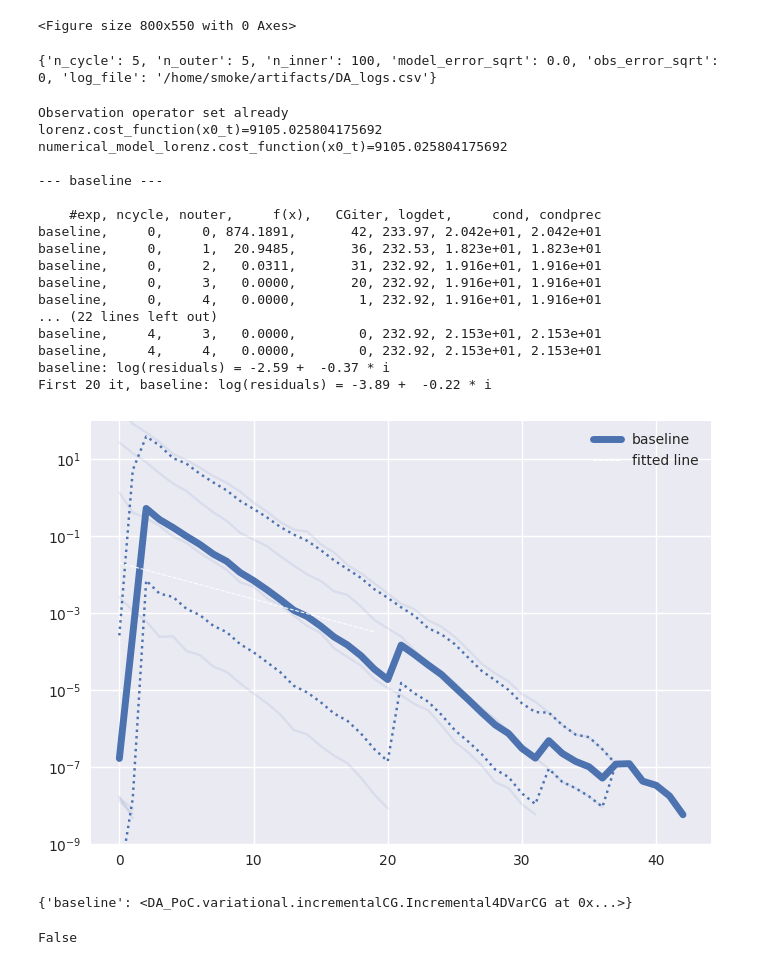
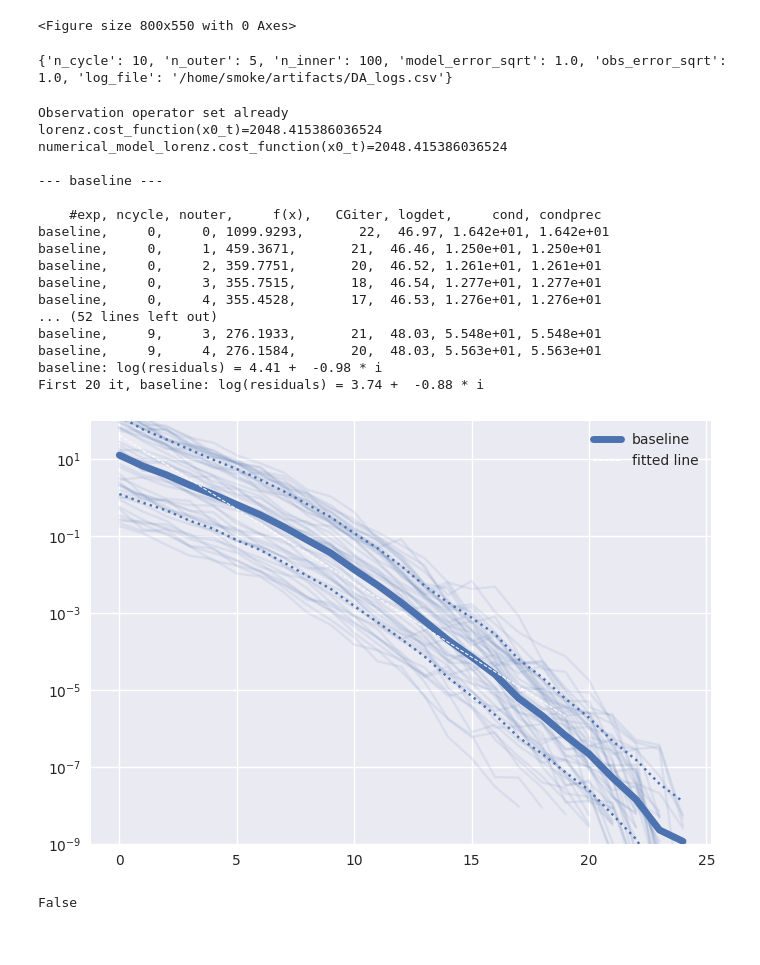
Before and after one commit to VTrappler/ML_preconditioners, a Jupyter notebook: smoke/da_manual.ipynb, the cells around one changed output. Cells and saved outputs as stored; diff of their text form; code cells hidden in the pictures.

```diff
--- a/smoke/da_manual.ipynb
+++ b/smoke/da_manual.ipynb
@@ -29,16 +29,20 @@ plt.set_cmap("magma")
 rng = np.random.default_rng(seed=93)
 
 
-def main(config, loaded_model=None):
-    n = config["model"]["dimension"]
-    window = 10
+def main(config, n, loaded_model=None):
+    if n is None:
+        n = config["model"]["dimension"]
+    window = 20
     lorenz = LorenzWrapper(n)
-    x0_t = burn_model(n, 1000)
+    x0_t = burn_model(lorenz, 1000)
     lorenz.n_total_obs = window
 
     m = n * (window + 1)
     lorenz.set_observations(window)
     lorenz.H = lambda x: x
+    lorenz.background = np.zeros(n)
+    lorenz.background_error_cov_inv = np.zeros((n,n))
+
 
     identity_obs_operator = IdentityObservationOperator(m)
     l_model_randobs = create_lorenz_model_observation(
@@ -75,8 +79,9 @@ def main(config, loaded_model=None):
             n_outer=n_outer,
             n_inner=n_inner,
             prec=prec,
-            plot=True,
+            plot=False,
             log_append=False,
+            save_all=True,
         )
         DA_exp.GNlog_file = log_file
         DA_exp.exp_name = exp_name
@@ -104,35 +109,32 @@ config=OmegaConf.load("config.yaml")
 # %%
-config['DA']['model_error_sqrt'] = 0.
-config['DA']['obs_error_sqrt'] = 0
+config['DA']['model_error_sqrt'] = 1.0
+config['DA']['obs_error_sqrt'] = 1.0
+config['model']['dim'] = 20
 # %%
 print(config['DA'])
 # %% [output]
-{'n_cycle': 5, 'n_outer': 5, 'n_inner': 100, 'model_error_sqrt': 0.0, 'obs_error_sqrt': 0, 'log_file': '/home/smoke/artifacts/DA_logs.csv'}
+{'n_cycle': 10, 'n_outer': 5, 'n_inner': 100, 'model_error_sqrt': 1.0, 'obs_error_sqrt': 1.0, 'log_file': '/home/smoke/artifacts/DA_logs.csv'}
 # %%
-DA_exp_dict = main(config=config)
+DA_exp_dict = main(config=config, n=20)
 # %% [output]
 Observation operator set already
-lorenz.cost_function(x0_t)=9105.025804175692
-numerical_model_lorenz.cost_function(x0_t)=9105.025804175692
+lorenz.cost_function(x0_t)=2048.415386036524
+numerical_model_lorenz.cost_function(x0_t)=2048.415386036524
 
 --- baseline ---
 
     #exp, ncycle, nouter,     f(x),   CGiter, logdet,     cond, condprec
-baseline,     0,     0, 874.1891,       42, 233.97, 2.042e+01, 2.042e+01
-baseline,     0,     1,  20.9485,       36, 232.53, 1.823e+01, 1.823e+01
-baseline,     0,     2,   0.0311,       31, 232.92, 1.916e+01, 1.916e+01
-baseline,     0,     3,   0.0000,       20, 232.92, 1.916e+01, 1.916e+01
-baseline,     0,     4,   0.0000,        1, 232.92, 1.916e+01, 1.916e+01
-... (22 lines left out)
-baseline,     4,     3,   0.0000,        0, 232.92, 2.153e+01, 2.153e+01
-baseline,     4,     4,   0.0000,        0, 232.92, 2.153e+01, 2.153e+01
-baseline: log(residuals) = -2.59 +  -0.37 * i
-First 20 it, baseline: log(residuals) = -3.89 +  -0.22 * i
+baseline,     0,     0, 1099.9293,       22,  46.97, 1.642e+01, 1.642e+01
+baseline,     0,     1, 459.3671,       21,  46.46, 1.250e+01, 1.250e+01
+baseline,     0,     2, 359.7751,       20,  46.52, 1.261e+01, 1.261e+01
+baseline,     0,     3, 355.7515,       18,  46.54, 1.277e+01, 1.277e+01
+baseline,     0,     4, 355.4528,       17,  46.53, 1.276e+01, 1.276e+01
+... (52 lines left out)
+baseline,     9,     3, 276.1933,       21,  48.03, 5.548e+01, 5.548e+01
+baseline,     9,     4, 276.1584,       20,  48.03, 5.563e+01, 5.563e+01
+baseline: log(residuals) = 4.41 +  -0.98 * i
+First 20 it, baseline: log(residuals) = 3.74 +  -0.88 * i
-[figure, old version]
+[figure, new version]
-# %%
-DA_exp_dict
-# %% [output]
-{'baseline': <DA_PoC.variational.incrementalCG.Incremental4DVarCG at 0x...>}
 # %%
 baseline = DA_exp_dict["baseline"]
 # %%
```
Also changed, not shown: parts of 27 cells of this notebook, 2 other files.
